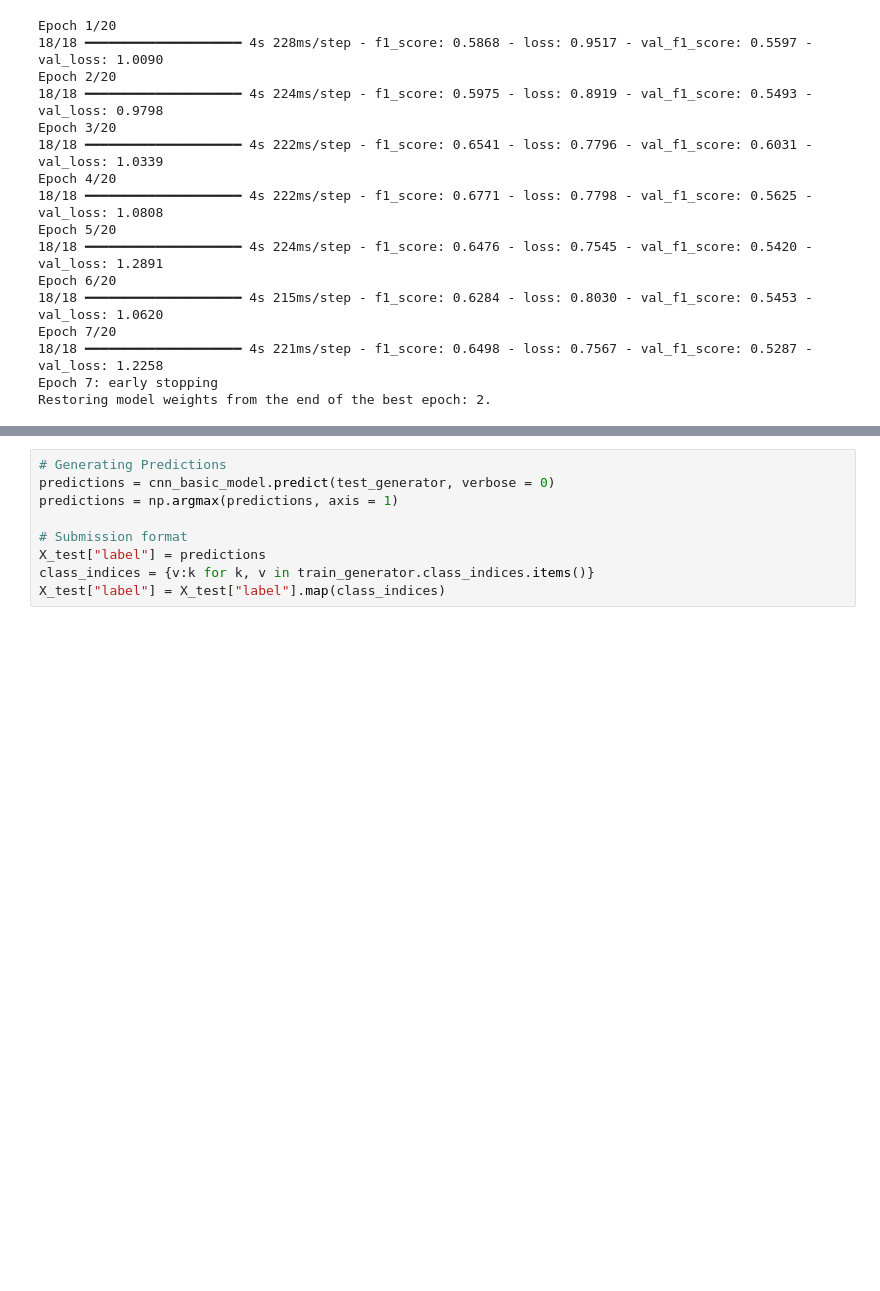
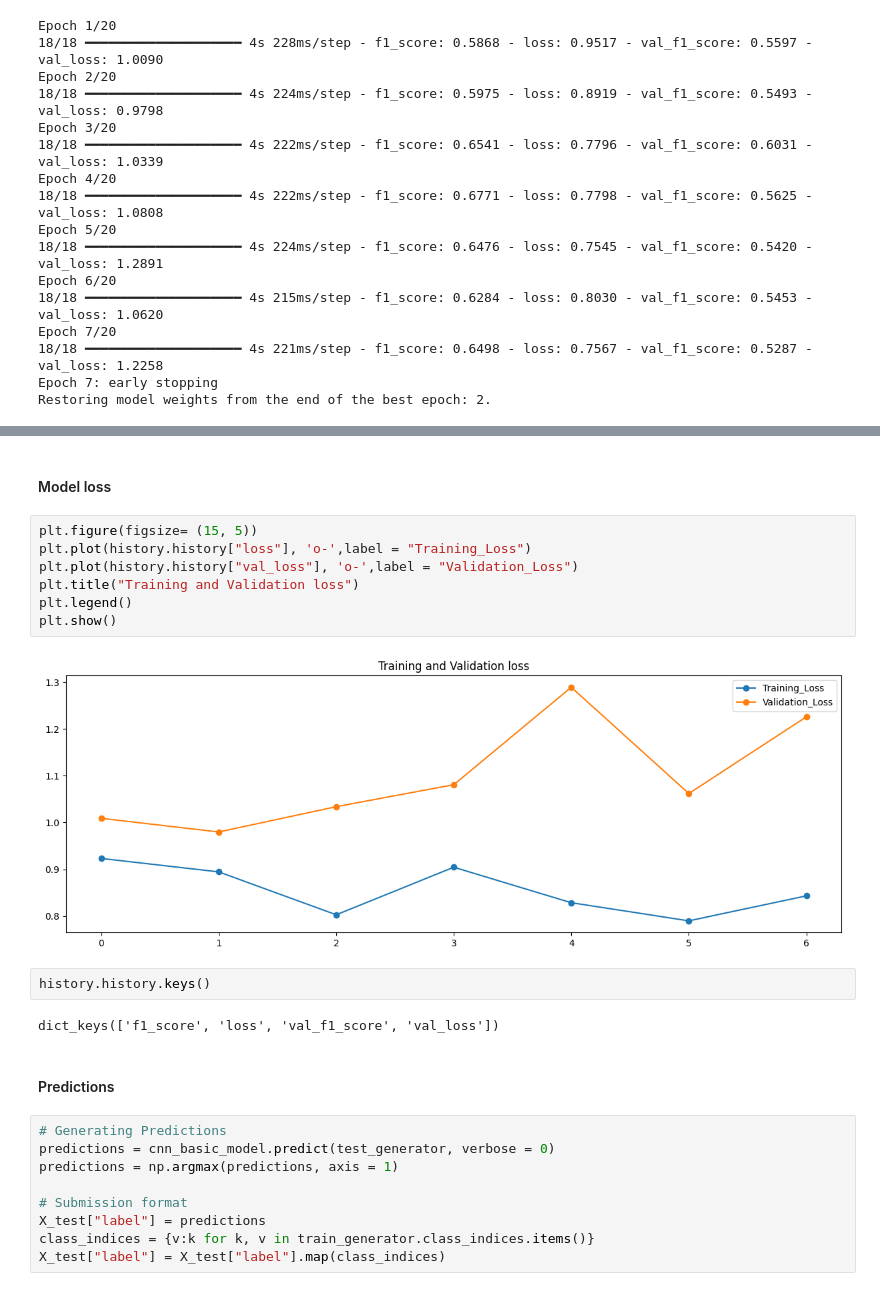
Before and after one commit to santhoshkavi123/TENSORFLOW, a Jupyter notebook: ImageClassification/Sheep_Classification/sheep_classification_main.ipynb, the cells around one changed output, grey strips where cells are left out. Cells and saved outputs as stored; diff of their text form; blank space fills up the shorter version.

Commit message:
done with pretrained model

```diff
--- a/ImageClassification/Sheep_Classification/sheep_classification_main.ipynb
+++ b/ImageClassification/Sheep_Classification/sheep_classification_main.ipynb
@@ -282,3 +306,20 @@ Restoring model weights from the end of the best epoch: 2.
+# %% [markdown]
+#### Model loss
+# %%
+plt.figure(figsize= (15, 5))
+plt.plot(history.history["loss"], 'o-',label = "Training_Loss")
+plt.plot(history.history["val_loss"], 'o-',label = "Validation_Loss")
+plt.title("Training and Validation loss")
+plt.legend()
+plt.show()
+# %% [output]
+[figure, added]
+# %%
+history.history.keys()
+# %% [output]
+dict_keys(['f1_score', 'loss', 'val_f1_score', 'val_loss'])
+# %% [markdown]
+#### Predictions
 # %%
 # Generating Predictions
 predictions = cnn_basic_model.predict(test_generator, verbose = 0)
```
Also changed, not shown: parts of 3 cells of this notebook, 8 other files.
